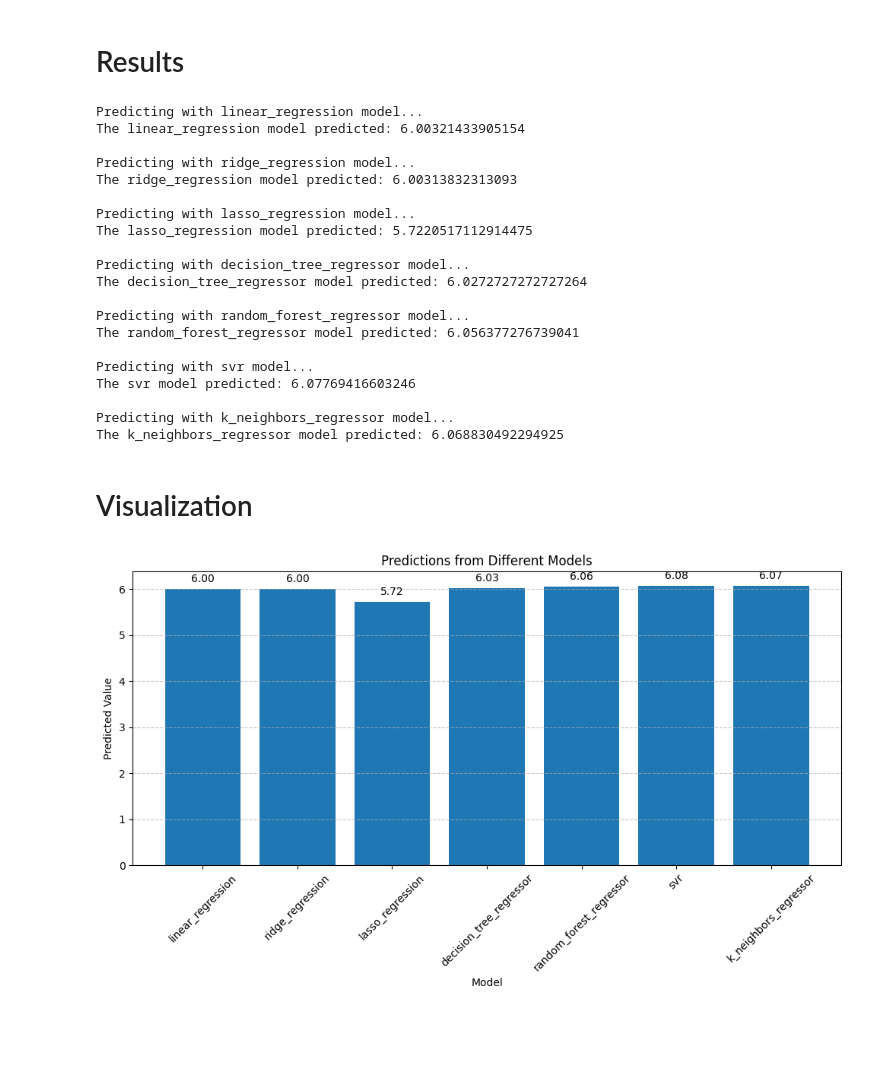
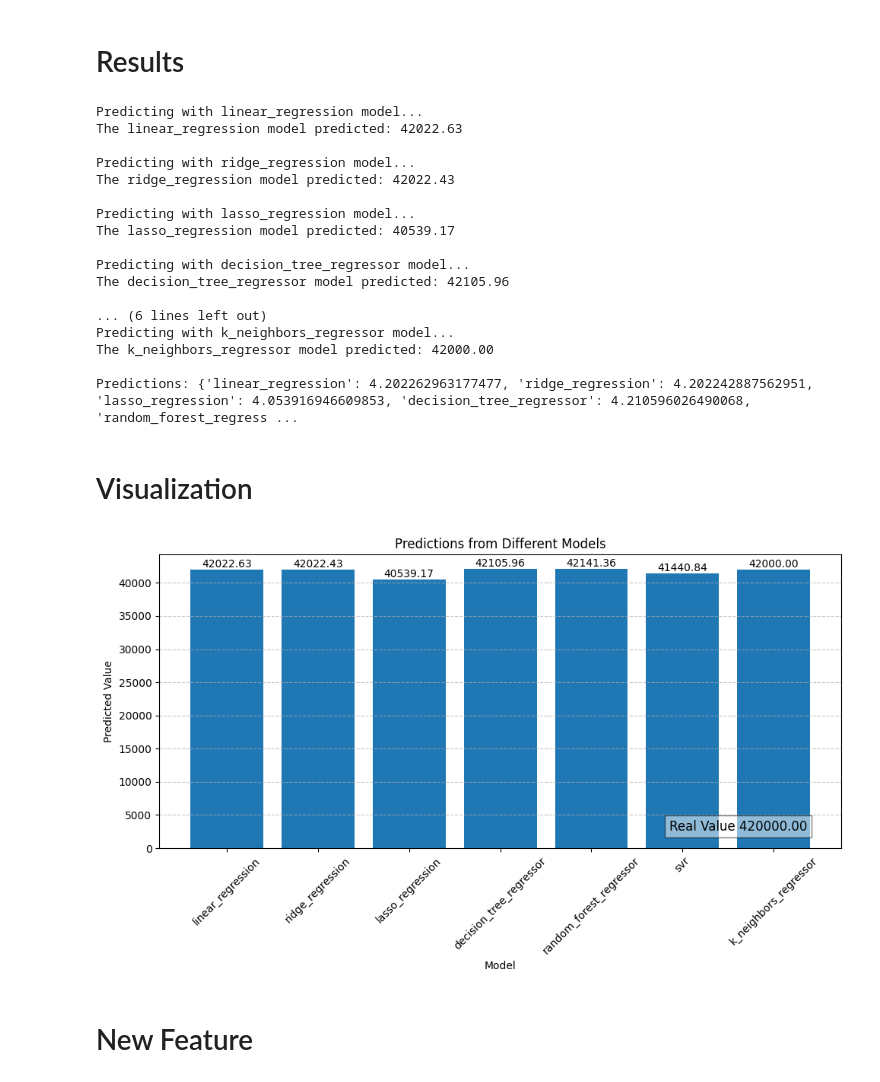
Before and after one commit to lukfd/city-of-austin-car-crash-ml-study, a Jupyter notebook: src/prediction.ipynb, the cells around one changed output. Cells and saved outputs as stored; diff of their text form; code cells hidden in the pictures; blank space fills up the shorter version.

Commit message:
New unseen prediction.

```diff
--- a/src/prediction.ipynb
+++ b/src/prediction.ipynb
@@ -49,6 +53,3 @@ Comprehensive Cost: 600000
-# %%
-# Change the values of the features
-example['fatal_crash'] = False
 # %% [markdown]
 # Scale
 # %%
@@ -84,56 +80,59 @@ Name: 112376, dtype: object
 # %% [markdown]
 # Results
 # %%
-# Ensure new_prediction is a DataFrame with a single row
-new_prediction_df = new_prediction.to_frame().T if isinstance(new_prediction, pd.Series) else new_prediction
-
-# Use the DataFrame for prediction
-results = {}
-for model in models:
-    print(f"Predicting with {model} model...")
-    predictions = models[model].predict(new_prediction_df)
-    result = predictions[0]
-    results[model] = result
-    print(f"The {model} model predicted: {result}")
-    print()
+results = predict_on_models(
+    new_prediction,
+    models
+)
+print(f"Predictions: {results}")
 # %% [output]
 Predicting with linear_regression model...
-The linear_regression model predicted: 6.00321433905154
+The linear_regression model predicted: 42022.63
 
 Predicting with ridge_regression model...
-The ridge_regression model predicted: 6.00313832313093
+The ridge_regression model predicted: 42022.43
 
 Predicting with lasso_regression model...
-The lasso_regression model predicted: 5.7220517112914475
+The lasso_regression model predicted: 40539.17
 
 Predicting with decision_tree_regressor model...
-The decision_tree_regressor model predicted: 6.0272727272727264
+The decision_tree_regressor model predicted: 42105.96
 
-Predicting with random_forest_regressor model...
-The random_forest_regressor model predicted: 6.056377276739041
+... (6 lines left out)
+Predicting with k_neighbors_regressor model...
+The k_neighbors_regressor model predicted: 42000.00
 
-Predicting with svr model...
-The svr model predicted: 6.07769416603246
-
-Predicting with k_neighbors_regressor model...
-The k_neighbors_regressor model predicted: 6.068830492294925
+Predictions: {'linear_regression': 4.202262963177477, 'ridge_regression': 4.202242887562951, 'lasso_regression': 4.053916946609853, 'decision_tree_regressor': 4.210596026490068, 'random_forest_regress ...
 # %% [markdown]
 # Visualization
+# %%
+results = {model: result * 10000 for model, result in results.items()}
 # %%
 plt.figure(figsize=(10, 6))
 plt.bar(results.keys(), results.values())
 plt.xlabel('Model')
 plt.ylabel('Predicted Value')
 plt.title('Predictions from Different Models')
 
 for i, v in enumerate(results.values()):
     plt.text(i, v + 0.1, str(f"{v:.2f}"), ha='center', va='bottom')
 
-# plt.ylim(0, max(results.values()) + 10000)
+plt.text(
+    0.95, 0.05,  # x and y coordinates in axes fraction (bottom-right corner)
+    f"Real Value {real_value:.2f}",
+    ha='right', va='bottom',
+    transform=plt.gca().transAxes,
+    fontsize=12,
+    bbox=dict(facecolor='white', alpha=0.5, edgecolor='black')
+)
+
+# plt.ylim(0, max(results.values()) + 1000)
 plt.grid(axis='y', linestyle='--', alpha=0.7)
 plt.xticks(rotation=45)
 plt.tight_layout()
-plt.savefig('./image/predictions.png')
+plt.savefig('./image/already_seen_prediction.png')
 plt.show()
 # %% [output]
-[figure, old version]
+[figure, new version]
+# %% [markdown]
+# New Feature
```
Also changed, not shown: parts of 11 cells of this notebook, 5 other files.
